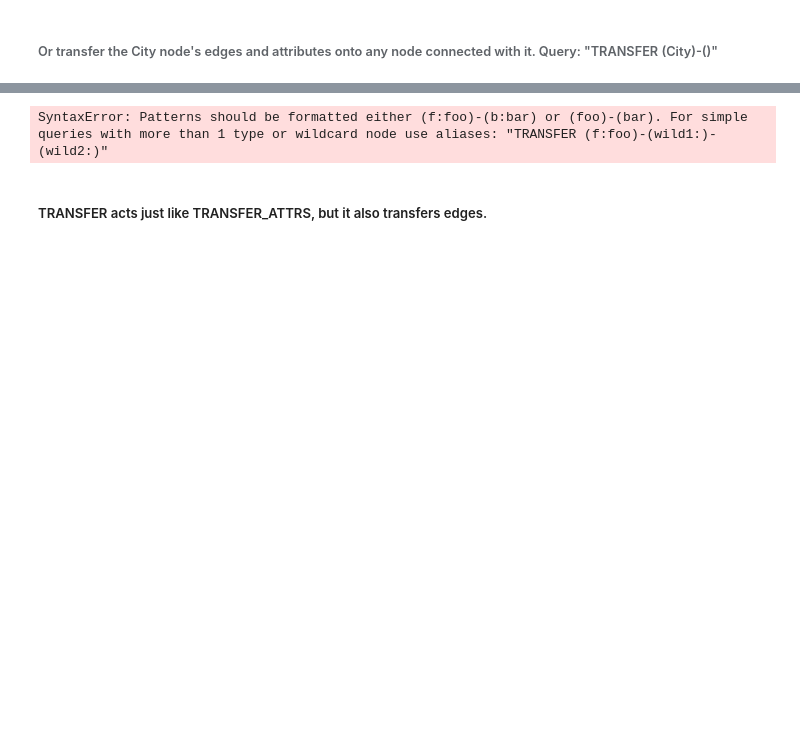
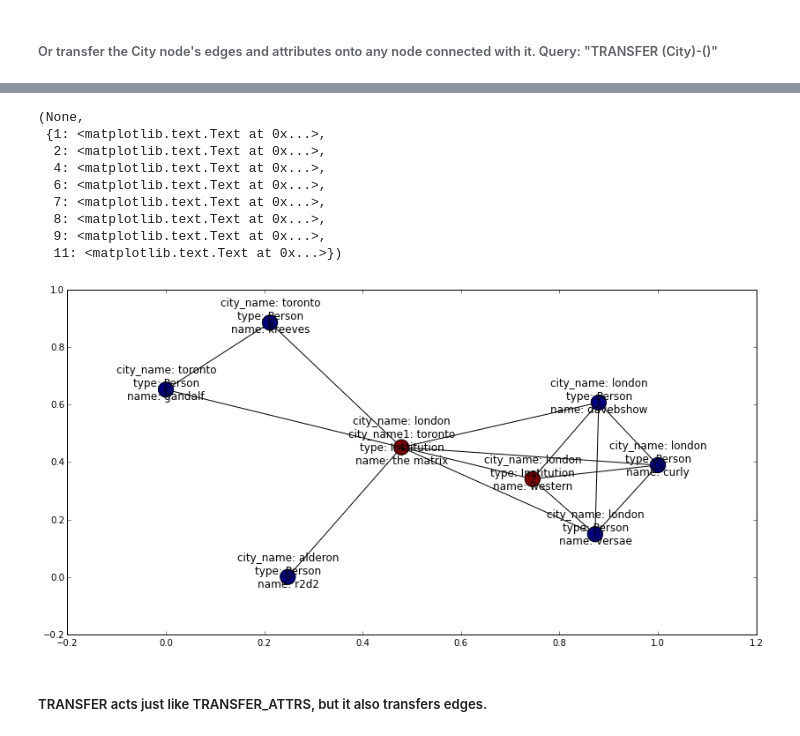
Before and after one commit to davebshow/projx, a Jupyter notebook: projx_demo.ipynb, the cells around one changed output, grey strips where cells are left out. Cells and saved outputs as stored; diff of their text form; code cells hidden in the pictures; blank space fills up the shorter version.

```diff
--- a/projx_demo.ipynb
+++ b/projx_demo.ipynb
@@ -411,7 +420,17 @@ SyntaxError: Patterns should be formatted either (f:foo)-(b:bar) or (foo)-(bar).
 # %%
 subgraph = p.execute("TRANSFER (City)-()")
+px.draw_simple(subgraph)
 # %% [output]
-SyntaxError: Patterns should be formatted either (f:foo)-(b:bar) or (foo)-(bar). For simple queries with more than 1 type or wildcard node use aliases: "TRANSFER (f:foo)-(wild1:)-(wild2:)"
+(None,
+ {1: <matplotlib.text.Text at 0x...>,
+  2: <matplotlib.text.Text at 0x...>,
+  4: <matplotlib.text.Text at 0x...>,
+  6: <matplotlib.text.Text at 0x...>,
+  7: <matplotlib.text.Text at 0x...>,
+  8: <matplotlib.text.Text at 0x...>,
+  9: <matplotlib.text.Text at 0x...>,
+  11: <matplotlib.text.Text at 0x...>})
+[figure, added]
 # %% [markdown]
 ##### TRANSFER acts just like TRANSFER_ATTRS, but it also transfers edges.
 # %%
```
Also changed, not shown: parts of 19 cells of this notebook, 4 other files.
